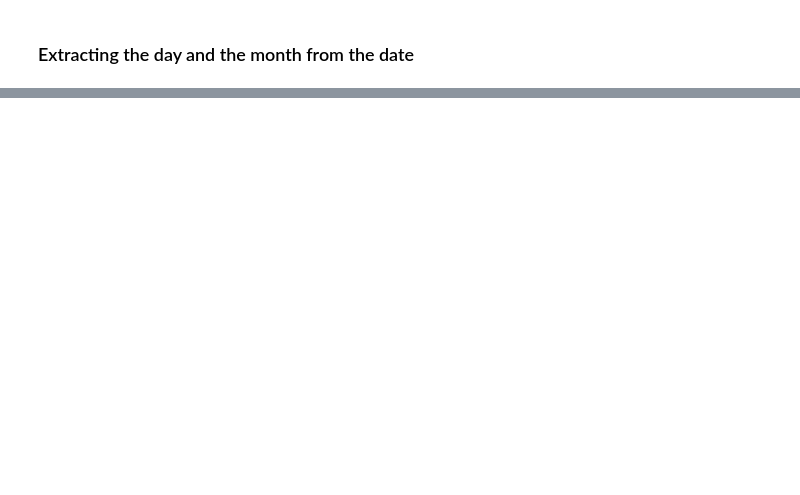
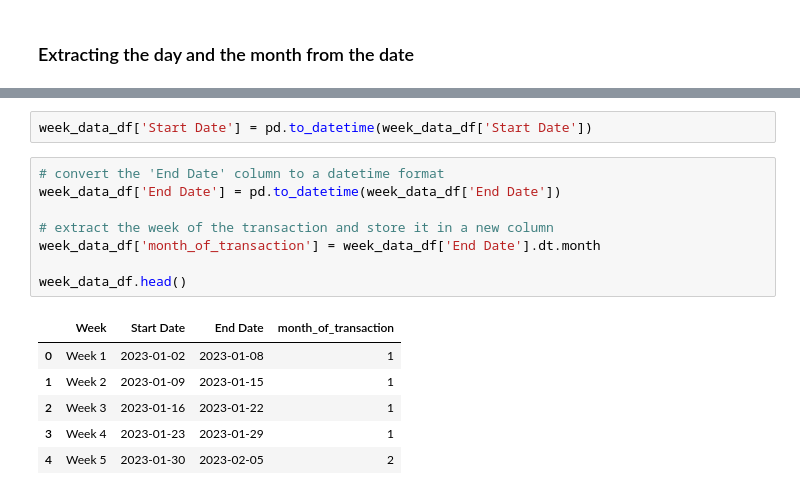
Before and after one commit to RadCod3/DataStorm-4.0-BrainLeftException-SemiFinals, a Jupyter notebook: template.ipynb, the cells around one changed output, grey strips where cells are left out. Cells and saved outputs as stored; diff of their text form; blank space fills up the shorter version.

```diff
--- a/template.ipynb
+++ b/template.ipynb
@@ -211,0 +224,17 @@ Then we can merge it with our own dataframes. <br>
+# %%
+week_data_df['Start Date'] = pd.to_datetime(week_data_df['Start Date'])
+# %%
+# convert the 'End Date' column to a datetime format
+week_data_df['End Date'] = pd.to_datetime(week_data_df['End Date'])
+
+# extract the week of the transaction and store it in a new column
+week_data_df['month_of_transaction'] = week_data_df['End Date'].dt.month
+
+week_data_df.head()
+# %% [output]
+|  | Week | Start Date | End Date | month_of_transaction |
+| 0 | Week 1 | 2023-01-02 | 2023-01-08 | 1 |
+| 1 | Week 2 | 2023-01-09 | 2023-01-15 | 1 |
+| 2 | Week 3 | 2023-01-16 | 2023-01-22 | 1 |
+| 3 | Week 4 | 2023-01-23 | 2023-01-29 | 1 |
+| 4 | Week 5 | 2023-01-30 | 2023-02-05 | 2 |
```
Also changed, not shown: parts of 2 cells of this notebook.
